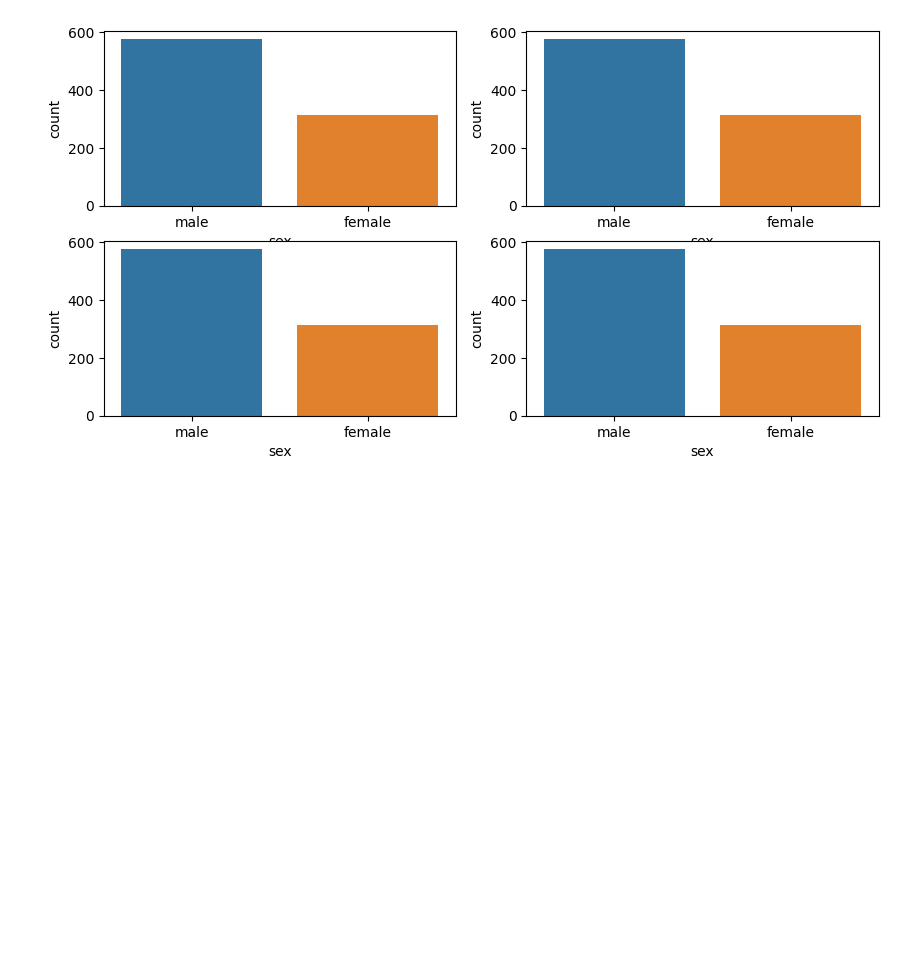
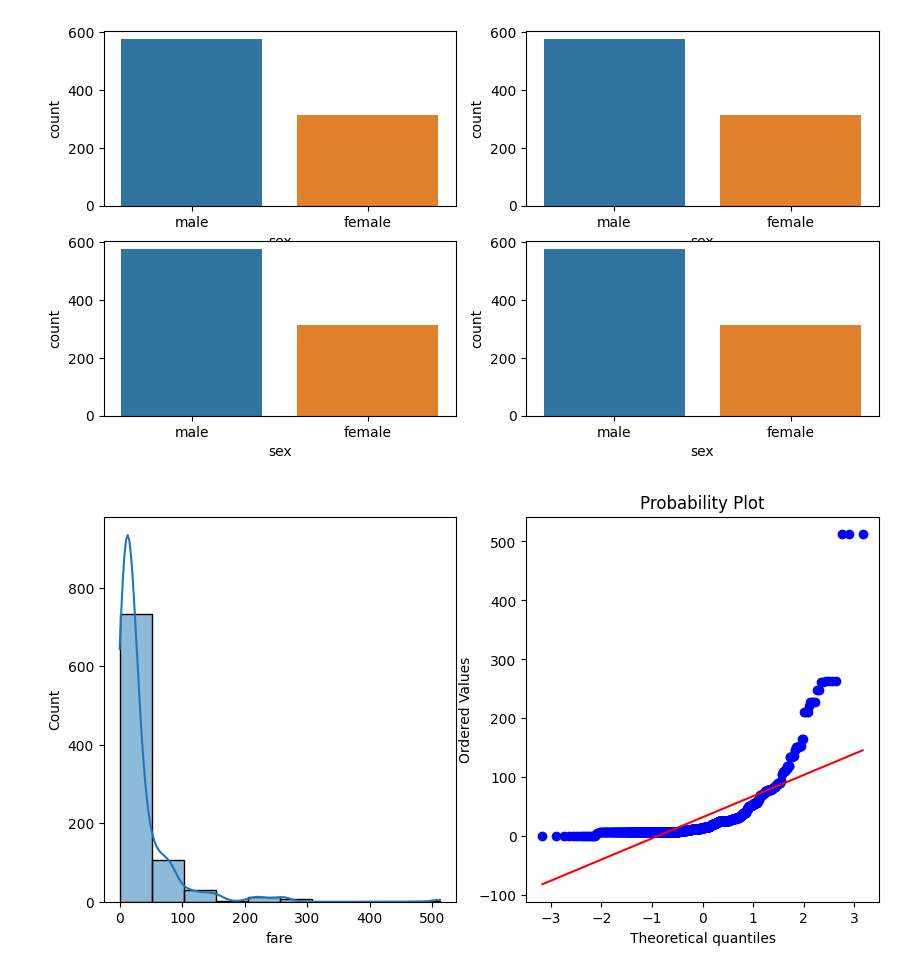
Before and after one commit to subhajit20/Learning-ML, a Jupyter notebook: plotting two graph side by side.ipynb, the cells around one changed output. Drawn from its saved outputs; the diff is of its cells as text; code cells hidden in the pictures; blank space fills up the shorter version.

```diff
--- a/plotting two graph side by side.ipynb
+++ b/plotting two graph side by side.ipynb
@@ -100,0 +103,9 @@ plt.show()
+# %%
+fig, axes2 = plt.subplots(nrows=1, ncols=2, figsize=(10, 5))
+
+sns.histplot(x=df["fare"],kde=True,bins=10, label='data1', ax=axes2[0])
+stats.probplot(x=df["fare"],dist="norm",plot=plt)
+
+plt.show()
+# %% [output]
+[figure, added]
```
Also changed, not shown: parts of 2 cells of this notebook, 1 other file.
